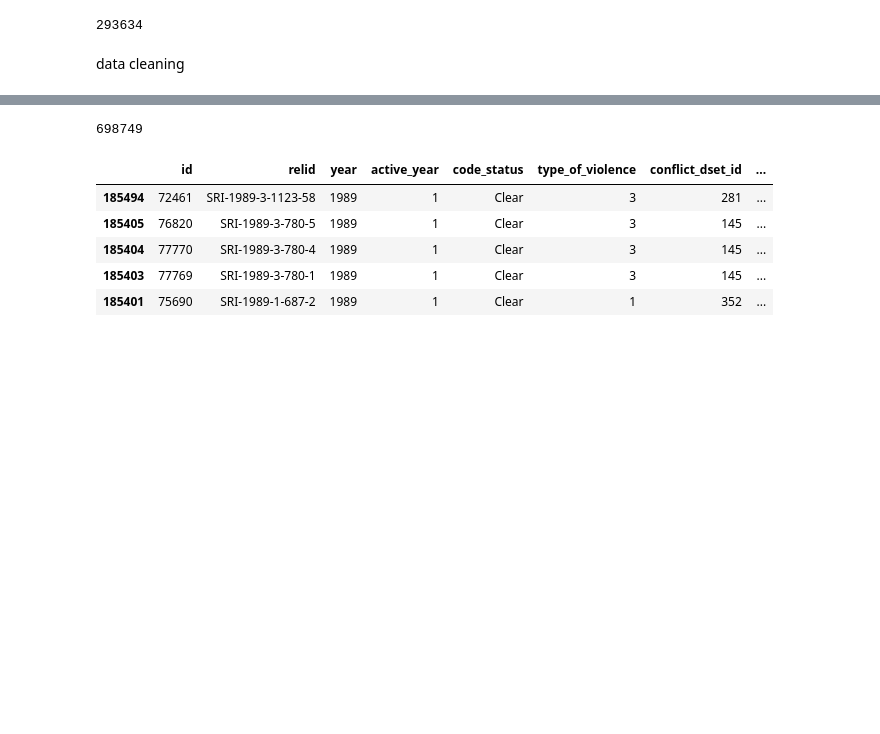
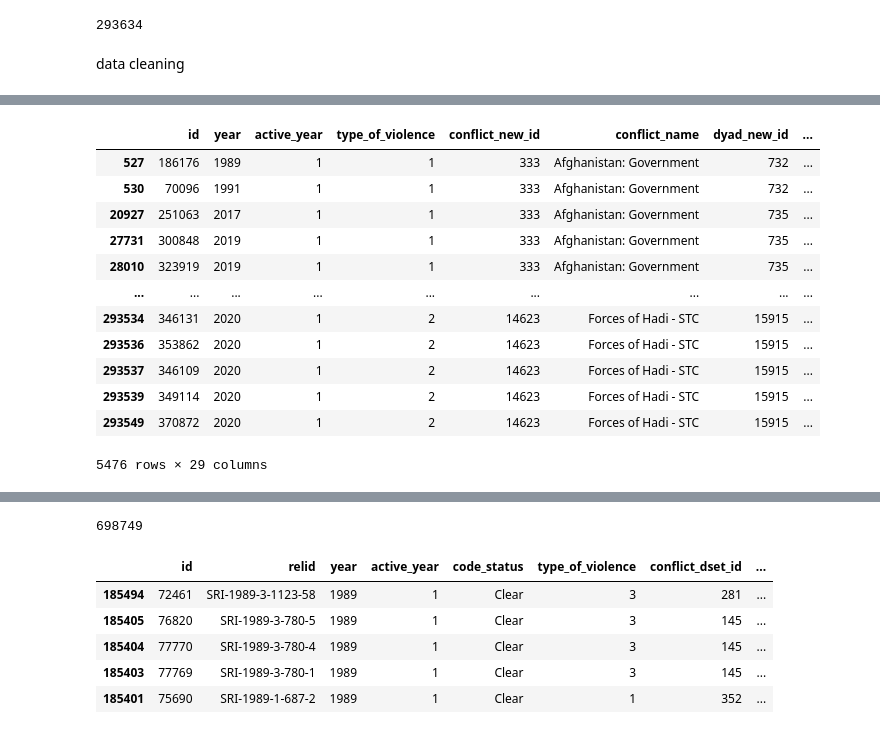
Before and after one commit to Joldon/political_violence, a Jupyter notebook: ged_event_21.ipynb, the cells around one changed output, grey strips where cells are left out. Cells and saved outputs as stored; diff of their text form; code cells hidden in the pictures; blank space fills up the shorter version.

Commit message:
data cleaned

```diff
--- a/ged_event_21.ipynb
+++ b/ged_event_21.ipynb
@@ -67,0 +88,19 @@ data cleaning
+# %%
+data = data[['id',
+    #   'relid', 'code_status',
+      'year', 'active_year', 'type_of_violence', # 5 years in a row are civil wars
+      #  'conflict_dset_id',  'dyad_dset_id','side_a_dset_id','side_b_dset_id',
+       'conflict_new_id', 'conflict_name',
+       'dyad_new_id', 'dyad_name', 'side_a_new_id', 'side_a','side_b_new_id', 'side_b',
+      #  'number_of_sources','source_article', 'source_office', 'source_date', 'source_headline', 'source_original',
+       'where_prec', 'where_coordinates', # date_prec identifies the degree of precision of the date
+       'where_description',
+      #  'adm_1', 'adm_2',  'priogrid_gid',
+       'latitude', 'longitude',
+       'geom_wkt', 'country', 'country_id', 'region',
+      #  'event_clarity',
+       'date_prec', 'date_start', 'date_end', 'deaths_a',
+       'deaths_b', 'deaths_civilians', 'deaths_unknown', 'best',
+      #  'high', 'low',
+      #  'gwnoa', 'gwnob' # Gleditsch and Ward number for Side A or B
+      ]].copy()
@@ -67,0 +147,7 @@ data cleaning
+# %%
+#remove trailing zeroes as time is not important
+data['date_start'] = pd.to_datetime(data['date_start']).dt.date.astype('datetime64')
+#convert the above column to datetime format
+# %%
+# this also works to convert to datetime format
+data['date_end'] = pd.to_datetime(data['date_end'])
@@ -67,0 +217,16 @@ data cleaning
+# %%
+data[data['where_description'].isnull()]
+# %% [output]
+|  | id | year | active_year | type_of_violence | conflict_new_id | conflict_name | dyad_new_id | ... |
+| 527 | 186176 | 1989 | 1 | 1 | 333 | Afghanistan: Government | 732 | ... |
+| 530 | 70096 | 1991 | 1 | 1 | 333 | Afghanistan: Government | 732 | ... |
+| 20927 | 251063 | 2017 | 1 | 1 | 333 | Afghanistan: Government | 735 | ... |
+| 27731 | 300848 | 2019 | 1 | 1 | 333 | Afghanistan: Government | 735 | ... |
+| 28010 | 323919 | 2019 | 1 | 1 | 333 | Afghanistan: Government | 735 | ... |
+| ... | ... | ... | ... | ... | ... | ... | ... | ... |
+| 293534 | 346131 | 2020 | 1 | 2 | 14623 | Forces of Hadi - STC | 15915 | ... |
+| 293536 | 353862 | 2020 | 1 | 2 | 14623 | Forces of Hadi - STC | 15915 | ... |
+| 293537 | 346109 | 2020 | 1 | 2 | 14623 | Forces of Hadi - STC | 15915 | ... |
+| 293539 | 349114 | 2020 | 1 | 2 | 14623 | Forces of Hadi - STC | 15915 | ... |
+| 293549 | 370872 | 2020 | 1 | 2 | 14623 | Forces of Hadi - STC | 15915 | ... |
+5476 rows × 29 columns
```
Also changed, not shown: parts of 25 cells of this notebook.
